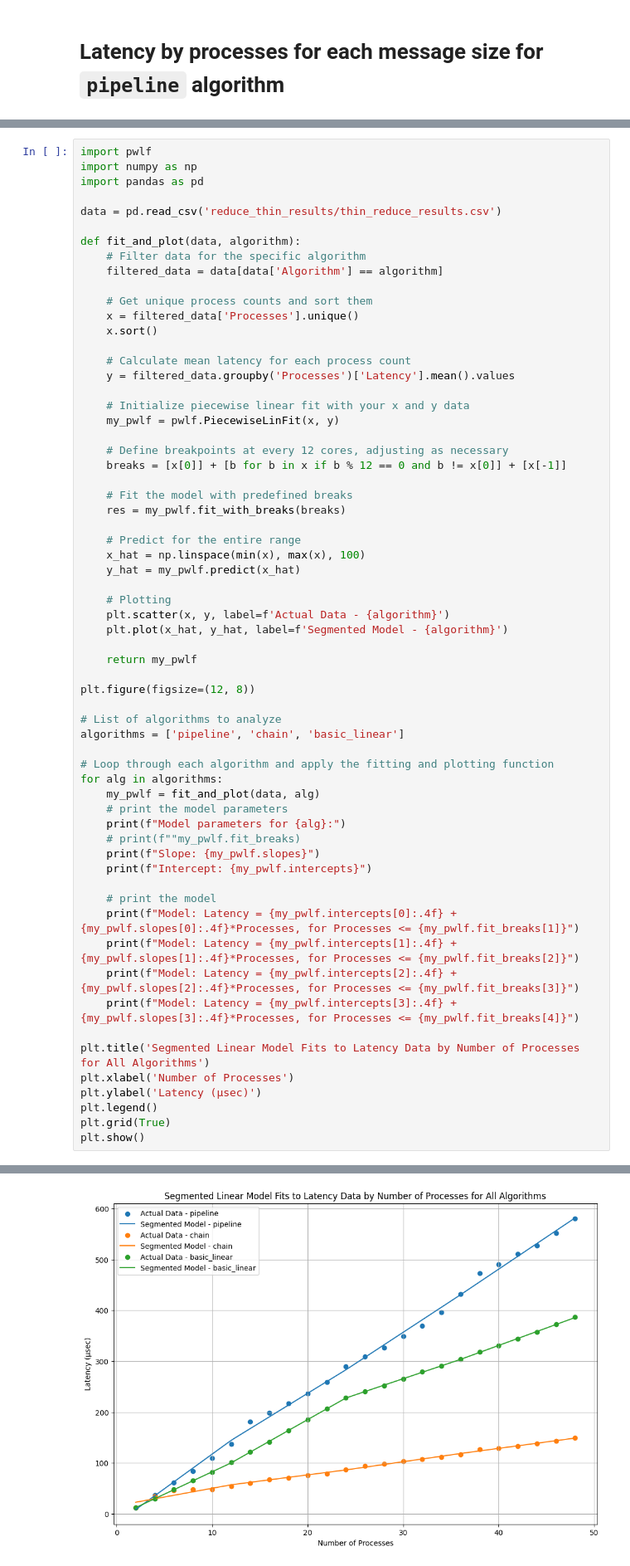
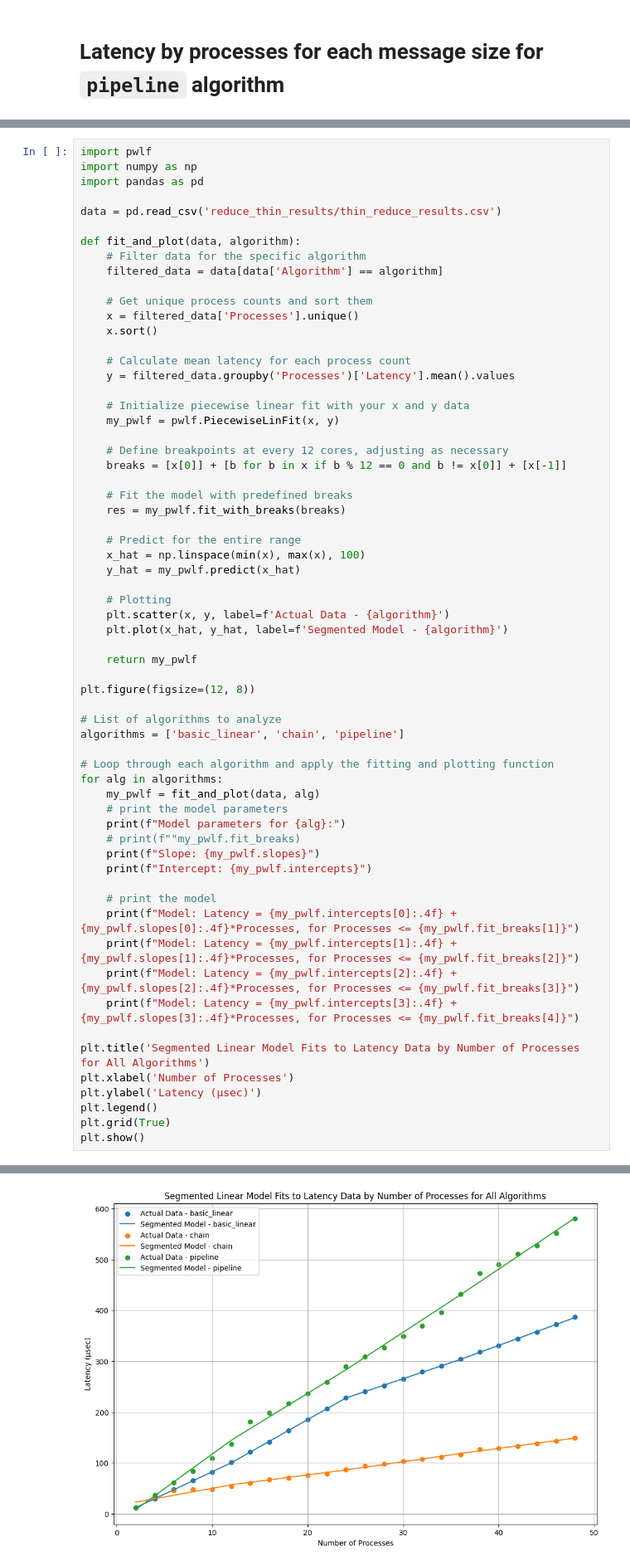
Before and after one commit to abandrea/HPC, a Jupyter notebook: exercise_1/project_1/reduce.ipynb, the cells around one changed output, grey strips where cells are left out. Shown at 83% size. Drawn from its saved outputs; the diff is of its cells as text.

```diff
--- a/exercise_1/project_1/reduce.ipynb
+++ b/exercise_1/project_1/reduce.ipynb
@@ -264,7 +264,7 @@ def fit_and_plot(data, algorithm):
 plt.figure(figsize=(12, 8))
 
 # List of algorithms to analyze
-algorithms = ['pipeline', 'chain', 'basic_linear']
+algorithms = ['basic_linear', 'chain', 'pipeline']
 
 # Loop through each algorithm and apply the fitting and plotting function
 for alg in algorithms:
@@ -308 +308 @@ Model: Latency = 56.5351 + 6.8610*Processes, for Processes <= 48
-[figure, old version]
+[figure, new version]
```
Also changed, not shown: parts of 10 cells of this notebook, 15 other files.
